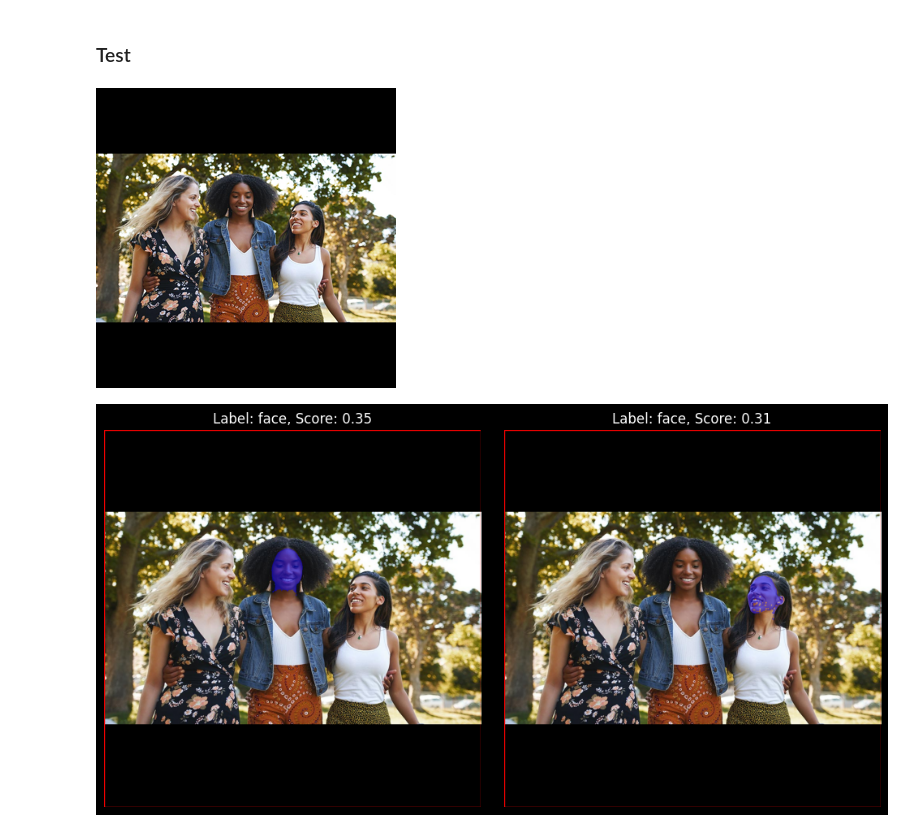
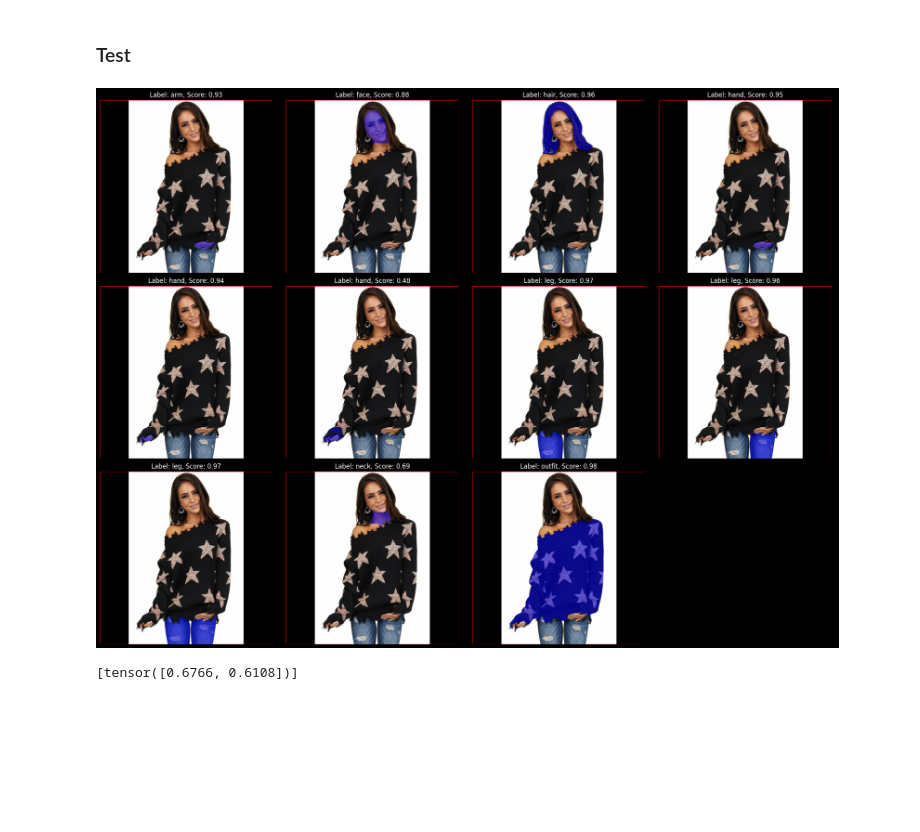
Before and after one commit to MnLgt/ImagenHeap, a Jupyter notebook: segment_example.ipynb, the cells around one changed output. Saved outputs shown, nothing was run; the diff lists cells and outputs as text; code cells hidden in the pictures; blank space fills up the shorter version.

```diff
--- a/segment_example.ipynb
+++ b/segment_example.ipynb
@@ -26,14 +26,15 @@ def load_resize_image(image_path):
 
 
 def get_masks(
-    text_prompt, image_paths: List[str], labels_dict: Dict[str, int]
+    text_prompt, image_paths: List[str], labels_dict: Dict[str, int], **kwargs
 ) -> SAMResults:
     device = get_device()
 
     images = [load_resize_image(url) for url in image_paths]
 
     # Get the boxes from the prompts using DINO
-    dino_results = get_dino_results(images, text_prompt, device)
+    global dino_results
+    dino_results = get_dino_results(images, text_prompt, device, **kwargs)
 
     # Get the masks from the images and boxes using SAM
     unformatted_results = get_sam_results(images, dino_results, text_prompt, device)
@@ -43,18 +44,19 @@ def get_masks(
     )
     return sam_results
 # %%
-text_prompt = ["hair", "shirt", "face"]
+text_prompt = ["hair", "face", "neck", "arm", "hand", "back", "leg", "foot", "outfit", "phone", "hat", "shoe"]
 
 text_prompt = ".".join(text_prompt)
 
 labels_dict = {prompt.strip(): idx for idx, prompt in enumerate(text_prompt.split("."))}
 
-url = "https://cdn.shedefined.com.au/wp-content/uploads/2021/03/15084618/How-to-give-women-compliments-that-arent-based-on-appearance.jpg"
+url = "https://i.pinimg.com/originals/0e/81/a5/0e81a50957835a0e0eeda879ed442955.jpg"
+sam_results = get_masks(text_prompt, [url], labels_dict, box_threshold=0.3, overlap_thresh=0.8)
 
-sam_results = get_masks(text_prompt, [url], labels_dict)
-
-display(load_resize_image(url).resize((300,300)))
 sam_results.display_results()
 # %% [output]
-[figure, old version]
+[figure, new version]
-[figure, removed]
+# %%
+dino_results.scores
+# %% [output]
+[tensor([0.6766, 0.6108])]
```
Also changed, not shown: 14 other files.
